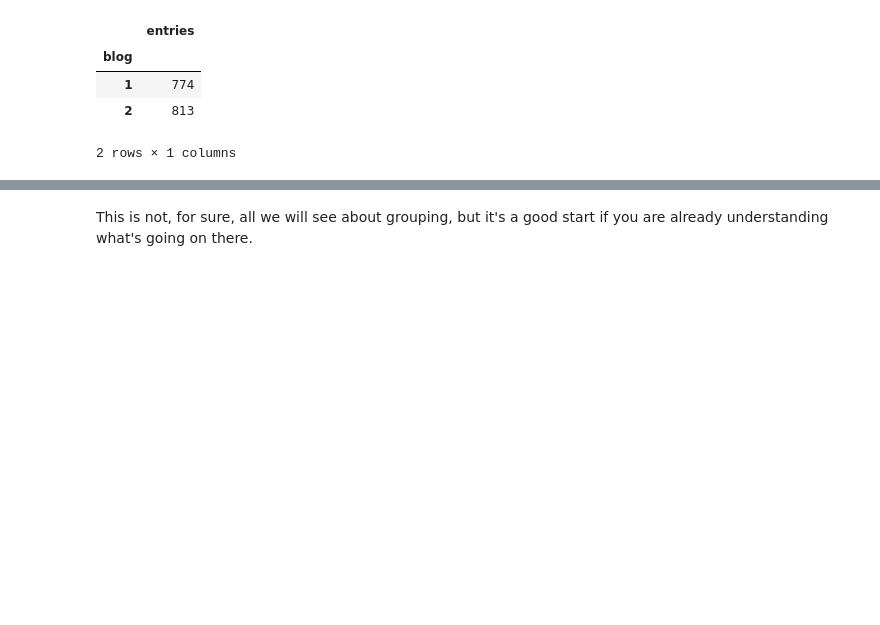
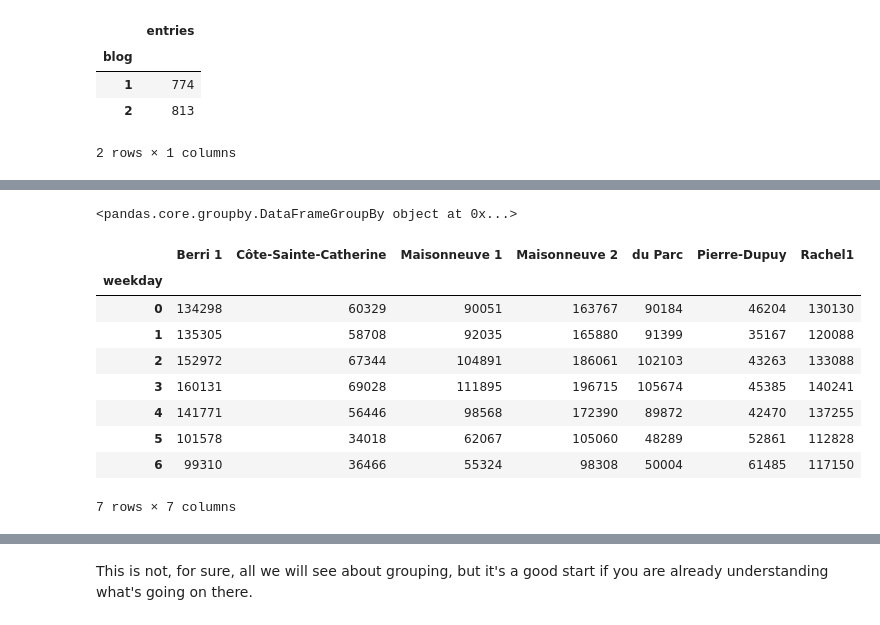
Before and after one commit to versae/data_for_humanists, a Jupyter notebook: Class06.ipynb, the cells around one changed output, grey strips where cells are left out. Drawn from its saved outputs; the diff is of its cells as text; code cells hidden in the pictures; blank space fills up the shorter version.

```diff
--- a/Class06.ipynb
+++ b/Class06.ipynb
@@ -617,0 +678,18 @@ blogs.groupby('blog').mean()
+# %%
+bikes_df.groupby('weekday')
+# %% [output]
+<pandas.core.groupby.DataFrameGroupBy object at 0x...>
+# %%
+counts_by_day = bikes_df.groupby('weekday').aggregate(np.sum)
+counts_by_day
+# %% [output]
+|  | Berri 1 | Côte-Sainte-Catherine | Maisonneuve 1 | Maisonneuve 2 | du Parc | Pierre-Dupuy | Rachel1 |
+| weekday |  |  |  |  |  |  |  |
+| 0 | 134298 | 60329 | 90051 | 163767 | 90184 | 46204 | 130130 |
+| 1 | 135305 | 58708 | 92035 | 165880 | 91399 | 35167 | 120088 |
+| 2 | 152972 | 67344 | 104891 | 186061 | 102103 | 43263 | 133088 |
+| 3 | 160131 | 69028 | 111895 | 196715 | 105674 | 45385 | 140241 |
+| 4 | 141771 | 56446 | 98568 | 172390 | 89872 | 42470 | 137255 |
+| 5 | 101578 | 34018 | 62067 | 105060 | 48289 | 52861 | 112828 |
+| 6 | 99310 | 36466 | 55324 | 98308 | 50004 | 61485 | 117150 |
+7 rows × 7 columns
```
Also changed, not shown: parts of 19 cells of this notebook.
